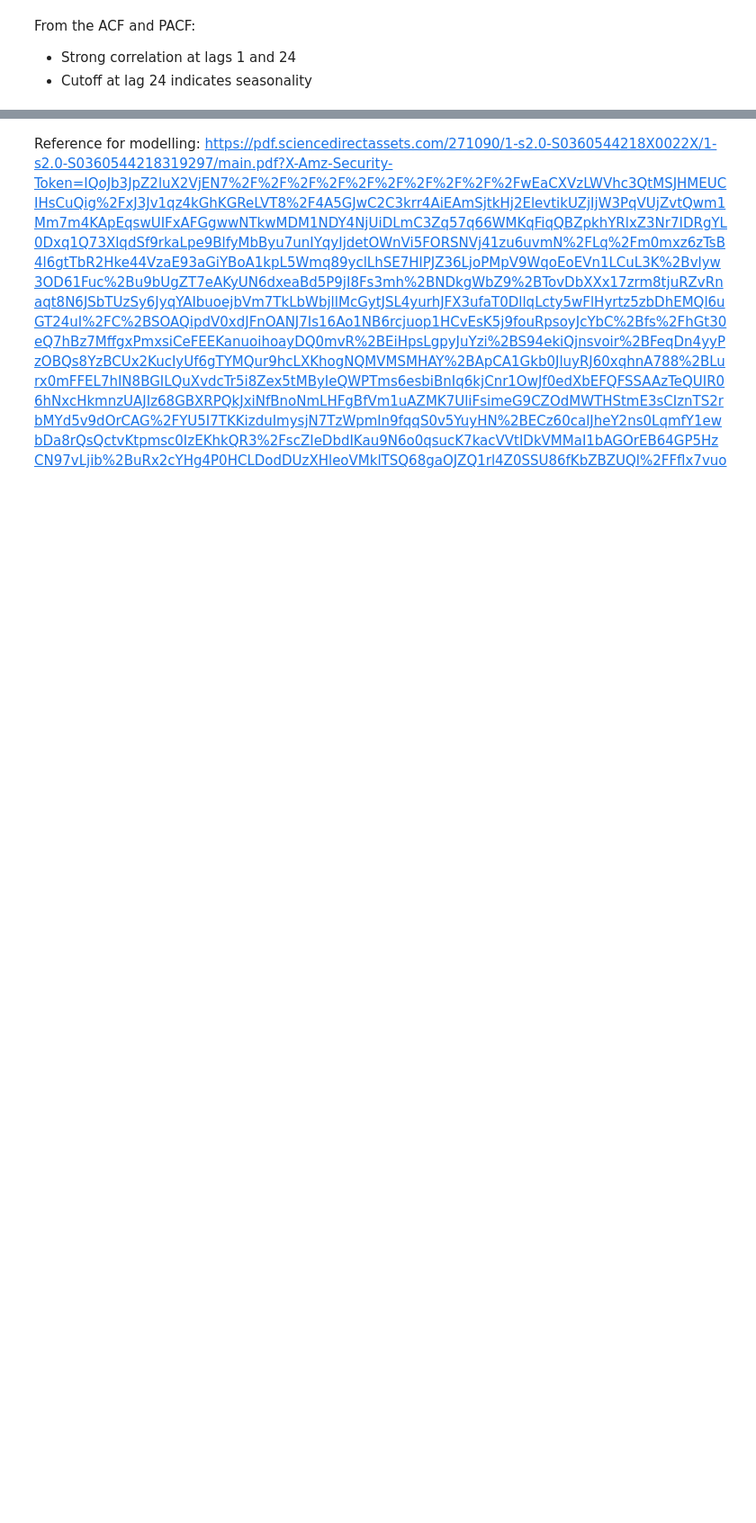
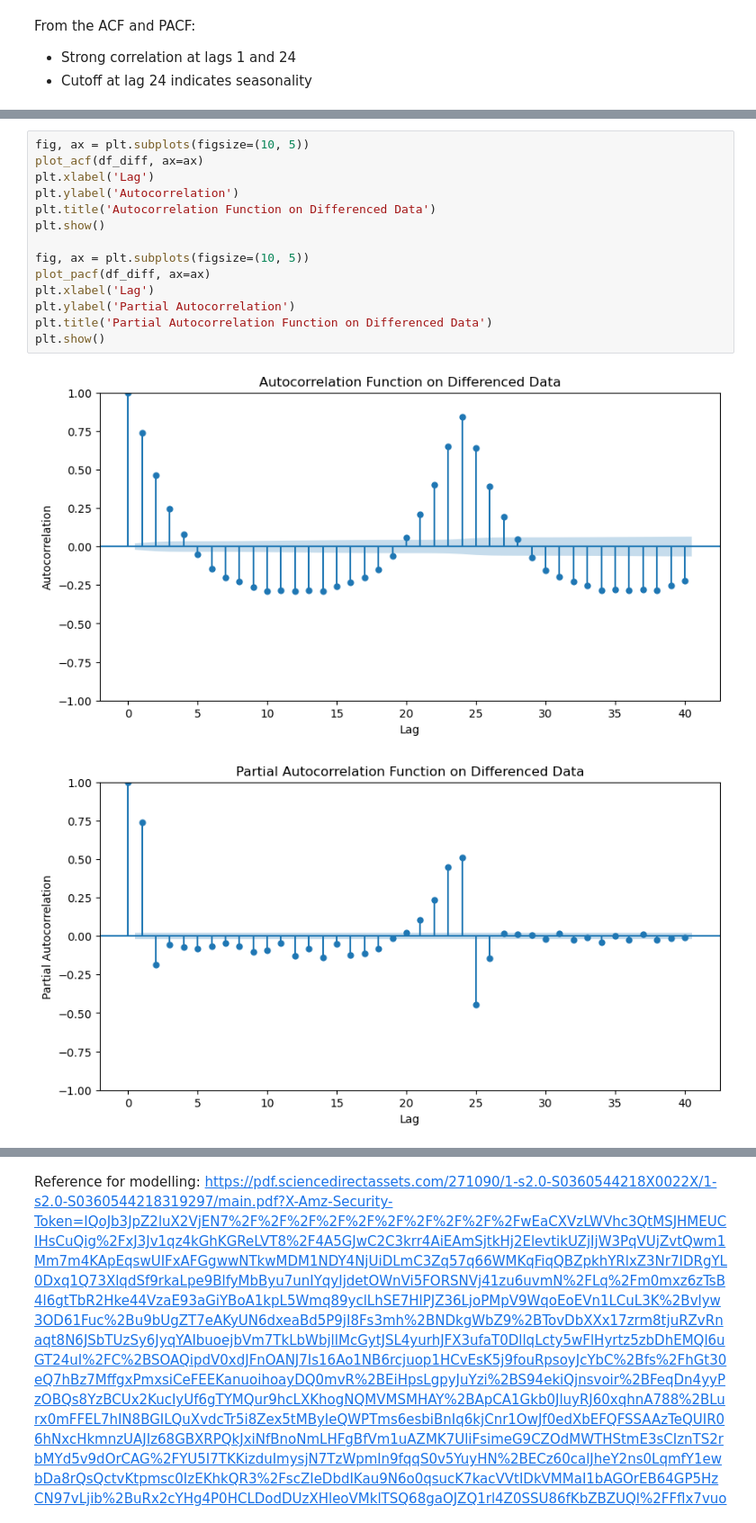
Before and after one commit to DogariuMatei/Bachelor-Thesis, a Jupyter notebook: carbon_intensity_model.ipynb, the cells around one changed output, grey strips where cells are left out. Shown at 90% size. Cells and saved outputs as stored; diff of their text form; blank space fills up the shorter version.

```diff
--- a/carbon_intensity_model.ipynb
+++ b/carbon_intensity_model.ipynb
@@ -242,0 +212,17 @@ Name: Carbon Intensity gCO₂eq/kWh (LCA), Length: 697, dtype: float64
+# %%
+fig, ax = plt.subplots(figsize=(10, 5))
+plot_acf(df_diff, ax=ax)
+plt.xlabel('Lag')
+plt.ylabel('Autocorrelation')
+plt.title('Autocorrelation Function on Differenced Data')
+plt.show()
+
+fig, ax = plt.subplots(figsize=(10, 5))
+plot_pacf(df_diff, ax=ax)
+plt.xlabel('Lag')
+plt.ylabel('Partial Autocorrelation')
+plt.title('Partial Autocorrelation Function on Differenced Data')
+plt.show()
+# %% [output]
+[figure, added]
+[figure, added]
```
Also changed, not shown: parts of 32 cells of this notebook.
